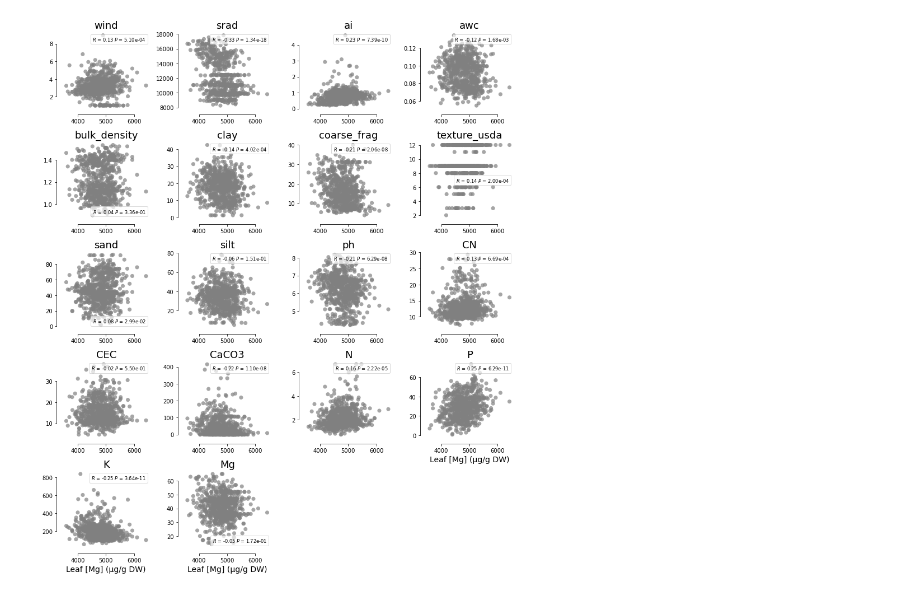
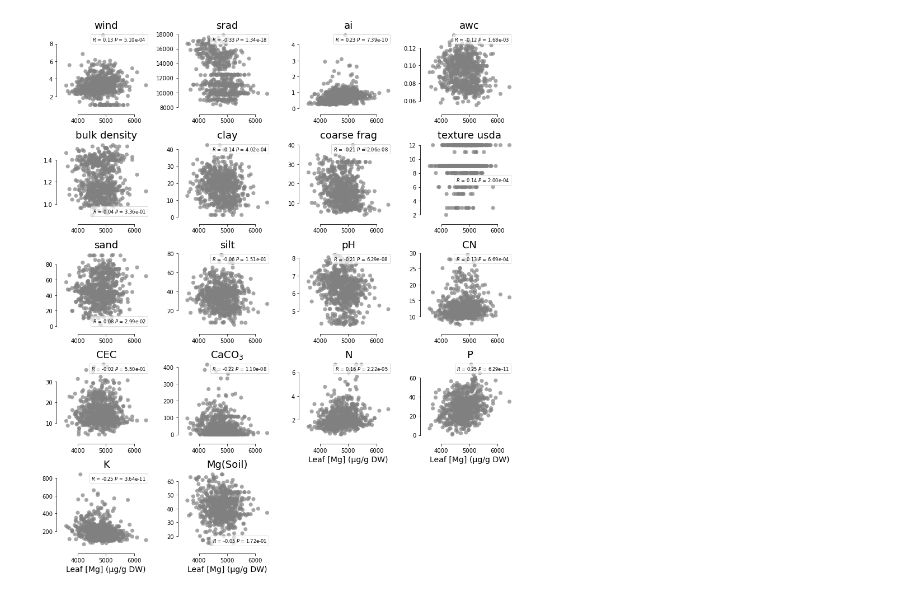
Before and after one commit to HancockLab/Leaf-Mg, a Jupyter notebook: Supplementary/FigS3/FigS3.ipynb, the cells around one changed output. Saved outputs shown, nothing was run; the diff lists cells and outputs as text; code cells hidden in the pictures.

```diff
--- a/Supplementary/FigS3/FigS3.ipynb
+++ b/Supplementary/FigS3/FigS3.ipynb
@@ -18,14 +18,19 @@ df.head()
 | 3 | 5936.194976 | 55.4234 | 13.9905 | 7.937500 | 6.741666 | 28.566383 | 631.276184 | 21.299999 | -2.3 | 23.599998 | ... | ... |
 | 4 | 5842.619693 | 50.0667 | 8.5333 | 10.337500 | 8.458333 | 32.532051 | 672.647827 | 25.100000 | -0.9 | 26.000000 | ... | ... |
 5 rows × 40 columns
+# %%
+df=df.rename(columns={'coarse_frag':'coarse frag',
+                   'texture_usda':'texture usda',
+                   'bulk_density':'bulk density',
+                   'CaCO3':'CaCO$_3$'})
 # %%
 other=['wind','srad','ai','awc',
-       'bulk_density','clay','coarse_frag','texture_usda',
-       'sand','silt','ph','CN','CEC',
-       'CaCO3','N','P','K', 'Mg']
+       'bulk density','clay','coarse frag','texture usda',
+       'sand','silt','pH','CN','CEC',
+       'CaCO$_3$','N','P','K', 'Mg(Soil)']
 
 def plots(var,idx1,idx2):
-    sns.scatterplot(x='Mg25',
+    sns.scatterplot(x='Mg(Leaf)',
                     y=var,
                     color='grey',
                     edgecolor='none',
@@ -38,7 +43,7 @@ def plots(var,idx1,idx2):
     handles = [mpl_patches.Rectangle((0, 0), 1, 1, fc="white", ec="white",
                                  lw=0, alpha=0)] * 2
     labels = []
-    r,p = spearmanr(df[var],df['Mg25'])
+    r,p = spearmanr(df[var],df['Mg(Leaf)'])
     labels.append(r"$\itR$ = {:.2f} $P$ = {:.2e}".format(r,p))
     axes[idx1,idx2].legend(handles, labels, loc='best', fontsize='small',
           fancybox=True, framealpha=0.7,
@@ -62,31 +67,35 @@ for index in range(len(other)):
             b=0
             plots(other[index],a,b)
             axes[a,b].set_xlabel('Leaf [Mg] (µg/g DW)',fontsize=14)
             b+=1
         else:
             a+=1
             b=0
             plots(other[index],a,b)
             b+=1
+    elif index == 14:
+        plots(other[index],a,b)
+        axes[a,b].set_xlabel('Leaf [Mg] (µg/g DW)',fontsize=14)
+        b+=1
     elif index == 15:
         plots(other[index],a,b)
         axes[a,b].set_xlabel('Leaf [Mg] (µg/g DW)',fontsize=14)
         b+=1
     elif index > 15:
             if index == 17:
                 plots(other[index],a,b)
                 axes[a,b].set_xlabel('Leaf [Mg] (µg/g DW)',fontsize=14)
                 axes[a,b+1].axis('off')
                 axes[a,b+2].axis('off')
             else:
                 plots(other[index],a,b)
                 axes[a,b].set_xlabel('Leaf [Mg] (µg/g DW)',fontsize=14)
                 b+=1
     else:
         plots(other[index],a,b)
         b+=1
 sns.despine(offset=10, trim=True)
 plt.tight_layout()
 # plt.savefig("FigS3.pdf", format="pdf",bbox_inches="tight",facecolor="w")
 # %% [output]
-[figure, old version]
+[figure, new version]
```
Also changed, not shown: parts of 1 cell of this notebook, 5 other files.
